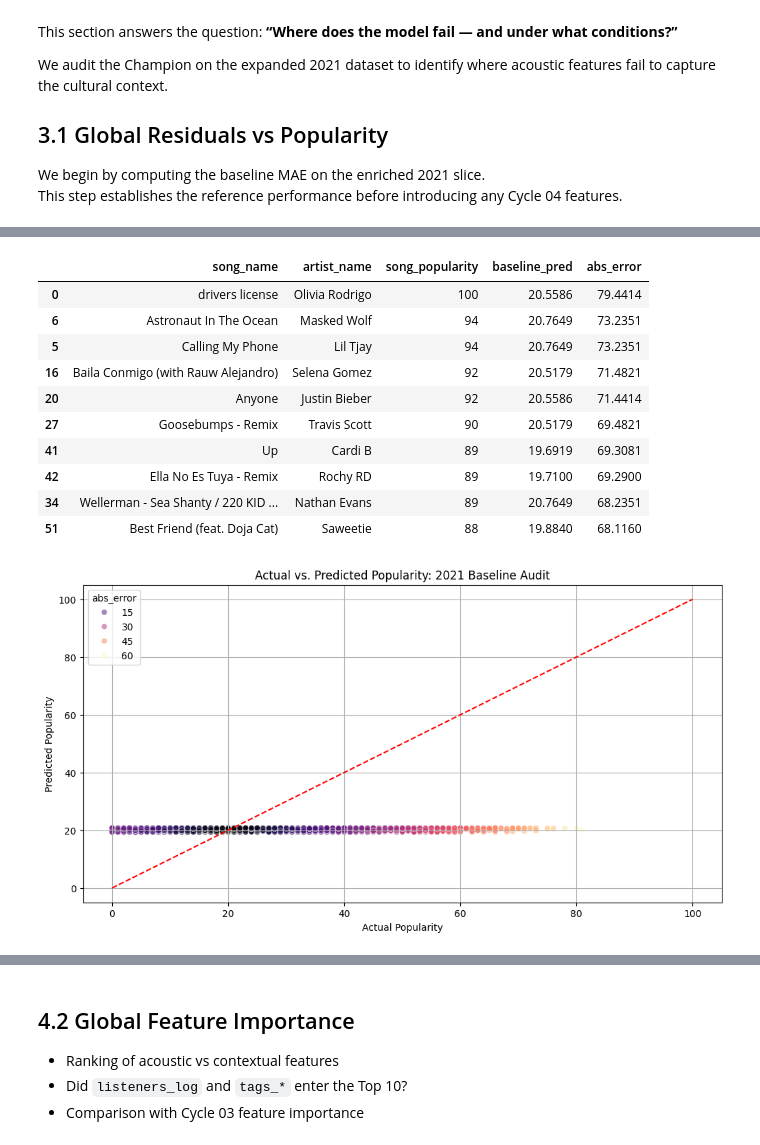
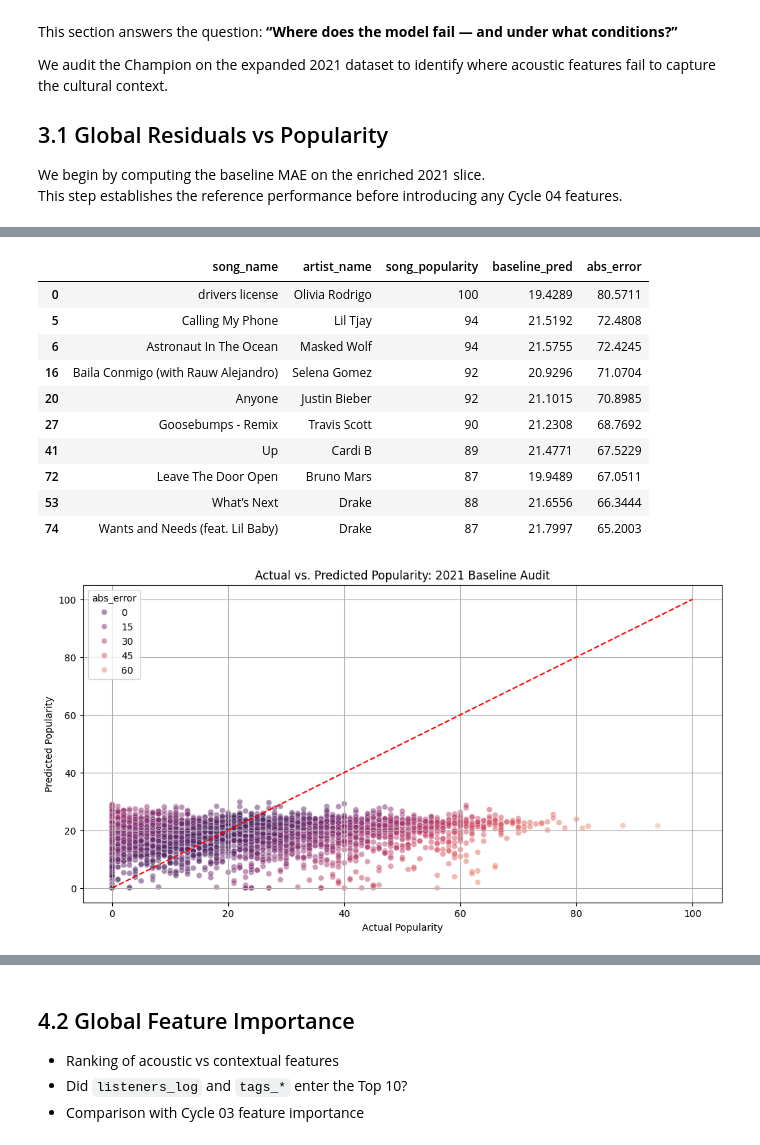
Before and after one commit to Daniel-ASG/PopForecast, a Jupyter notebook: notebooks/05_error_analysis_interpretability.ipynb, the cells around one changed output, grey strips where cells are left out. Saved outputs shown, nothing was run; the diff lists cells and outputs as text; code cells hidden in the pictures.

Commit message:
docs(notebooks): fix baseline loading bug and update MAE and SHAP interpretations in cycle 05

```diff
--- a/notebooks/05_error_analysis_interpretability.ipynb
+++ b/notebooks/05_error_analysis_interpretability.ipynb
@@ -1346,0 +1328,14 @@ print(f"✅ Replicated Baseline MAE: {current_mae:.4f}")
+# %%
+# 1. Load the Cycle 03 Champion Model using the path from governance metadata
+champion_model = joblib.load(CHAMPION_MODEL_PATH)
+print(f"🤖 Loaded Cycle 03 Champion from: {CHAMPION_MODEL_PATH}")
+
+# 2. Filtering for the target year (2021) to ensure a fair comparison
+test_2021 = df_enriched[df_enriched['album_release_year'] == 2021].copy()
+
+# 3. Predicting with Cycle 03 features only
+test_2021['baseline_pred'] = np.clip(champion_model.predict(test_2021[C3_FEATURE_SPACE]), 0, 100)
+
+# 4. Evaluate
+current_mae = mean_absolute_error(test_2021['song_popularity'], test_2021['baseline_pred'])
+print(f"✅ Replicated Baseline MAE: {current_mae:.4f}")
@@ -1400,28 +1405,28 @@ plt.show()
 # %%
 # --- 3.3.1 Top 10 Worst Misses ---
 worst_misses = test_2021.sort_values('abs_error', ascending=False).head(10)
 display(worst_misses[['song_name', 'artist_name', 'song_popularity', 'baseline_pred', 'abs_error']])
 
 # --- 3.3.2 Regression Plot (Actual vs. Predicted) ---
 sns.scatterplot(data=test_2021.sample(min(5000, len(test_2021))),
                 x='song_popularity', y='baseline_pred',
-                hue='abs_error', palette='magma', alpha=0.5)
+                hue='abs_error', palette='flare_r', alpha=0.5)
 plt.plot([0, 100], [0, 100], color='red', linestyle='--') # Identity line
 plt.title("Actual vs. Predicted Popularity: 2021 Baseline Audit")
 plt.xlabel("Actual Popularity")
 plt.ylabel("Predicted Popularity")
 plt.show()
 # %% [output]
 |  | song_name | artist_name | song_popularity | baseline_pred | abs_error |
-| 0 | drivers license | Olivia Rodrigo | 100 | 20.5586 | 79.4414 |
-| 6 | Astronaut In The Ocean | Masked Wolf | 94 | 20.7649 | 73.2351 |
-| 5 | Calling My Phone | Lil Tjay | 94 | 20.7649 | 73.2351 |
-| 16 | Baila Conmigo (with Rauw Alejandro) | Selena Gomez | 92 | 20.5179 | 71.4821 |
-| 20 | Anyone | Justin Bieber | 92 | 20.5586 | 71.4414 |
-| 27 | Goosebumps - Remix | Travis Scott | 90 | 20.5179 | 69.4821 |
-| 41 | Up | Cardi B | 89 | 19.6919 | 69.3081 |
-| 42 | Ella No Es Tuya - Remix | Rochy RD | 89 | 19.7100 | 69.2900 |
-| 34 | Wellerman - Sea Shanty / 220 KID ... | Nathan Evans | 89 | 20.7649 | 68.2351 |
-| 51 | Best Friend (feat. Doja Cat) | Saweetie | 88 | 19.8840 | 68.1160 |
+| 0 | drivers license | Olivia Rodrigo | 100 | 19.4289 | 80.5711 |
+| 5 | Calling My Phone | Lil Tjay | 94 | 21.5192 | 72.4808 |
+| 6 | Astronaut In The Ocean | Masked Wolf | 94 | 21.5755 | 72.4245 |
+| 16 | Baila Conmigo (with Rauw Alejandro) | Selena Gomez | 92 | 20.9296 | 71.0704 |
+| 20 | Anyone | Justin Bieber | 92 | 21.1015 | 70.8985 |
+| 27 | Goosebumps - Remix | Travis Scott | 90 | 21.2308 | 68.7692 |
+| 41 | Up | Cardi B | 89 | 21.4771 | 67.5229 |
+| 72 | Leave The Door Open | Bruno Mars | 87 | 19.9489 | 67.0511 |
+| 53 | What’s Next | Drake | 88 | 21.6556 | 66.3444 |
+| 74 | Wants and Needs (feat. Lil Baby) | Drake | 87 | 21.7997 | 65.2003 |
-[figure, old version]
+[figure, new version]
 # %% [markdown]
```
Also changed, not shown: parts of 18 cells of this notebook.
